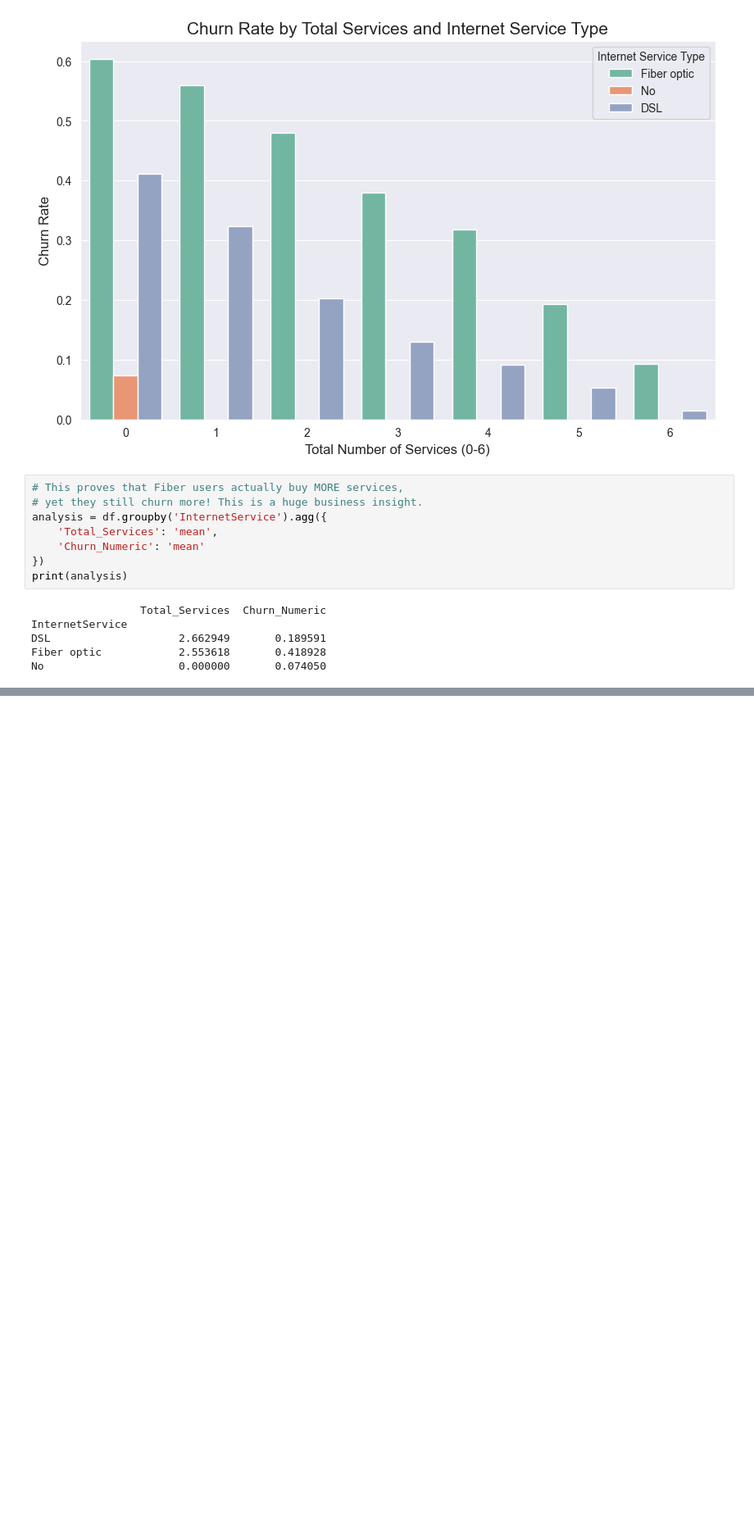
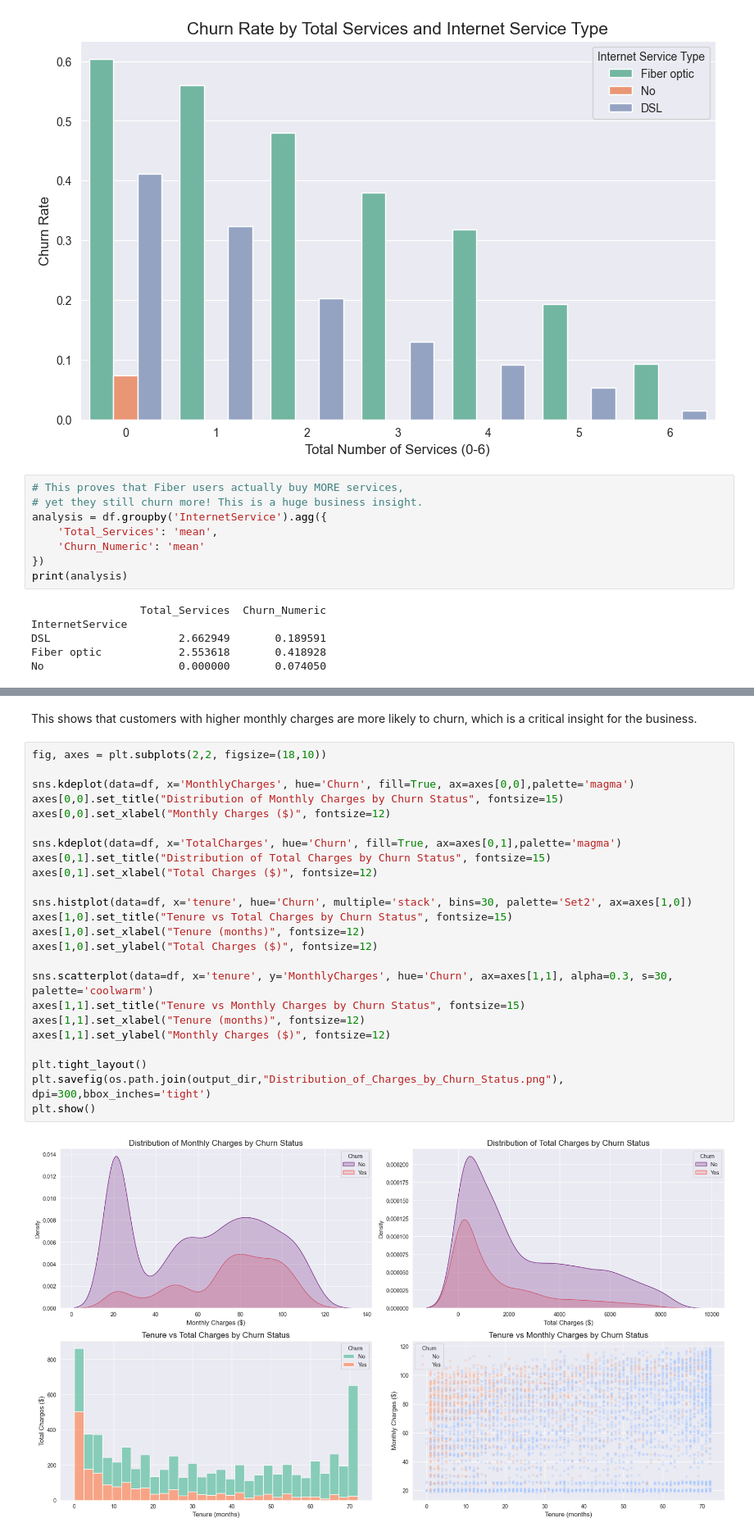
Before and after one commit to Md-Shahzaib-Raza/Customer-Segmentation-Churn-Analysis, a Jupyter notebook: notebooks/01_eda_and_cleaning.ipynb, the cells around one changed output, grey strips where cells are left out. Shown at 82% size. Saved outputs shown, nothing was run; the diff lists cells and outputs as text; blank space fills up the shorter version.

```diff
--- a/notebooks/01_eda_and_cleaning.ipynb
+++ b/notebooks/01_eda_and_cleaning.ipynb
@@ -246,0 +282,28 @@ No                     0.000000       0.074050
+# %% [markdown]
+This shows that customers with higher monthly charges are more likely to churn, which is a critical insight for the business.
+# %%
+fig, axes = plt.subplots(2,2, figsize=(18,10))
+
+sns.kdeplot(data=df, x='MonthlyCharges', hue='Churn', fill=True, ax=axes[0,0],palette='magma')
+axes[0,0].set_title("Distribution of Monthly Charges by Churn Status", fontsize=15)
+axes[0,0].set_xlabel("Monthly Charges ($)", fontsize=12)
+
+sns.kdeplot(data=df, x='TotalCharges', hue='Churn', fill=True, ax=axes[0,1],palette='magma')
+axes[0,1].set_title("Distribution of Total Charges by Churn Status", fontsize=15)
+axes[0,1].set_xlabel("Total Charges ($)", fontsize=12)
+
+sns.histplot(data=df, x='tenure', hue='Churn', multiple='stack', bins=30, palette='Set2', ax=axes[1,0])
+axes[1,0].set_title("Tenure vs Total Charges by Churn Status", fontsize=15)
+axes[1,0].set_xlabel("Tenure (months)", fontsize=12)
+axes[1,0].set_ylabel("Total Charges ($)", fontsize=12)
+
+sns.scatterplot(data=df, x='tenure', y='MonthlyCharges', hue='Churn', ax=axes[1,1], alpha=0.3, s=30, palette='coolwarm')
+axes[1,1].set_title("Tenure vs Monthly Charges by Churn Status", fontsize=15)
+axes[1,1].set_xlabel("Tenure (months)", fontsize=12)
+axes[1,1].set_ylabel("Monthly Charges ($)", fontsize=12)
+
+plt.tight_layout()
+plt.savefig(os.path.join(output_dir,"Distribution_of_Charges_by_Churn_Status.png"), dpi=300,bbox_inches='tight')
+plt.show()
+# %% [output]
+[figure, added]
```
Also changed, not shown: parts of 4 cells of this notebook, 4 other files.
